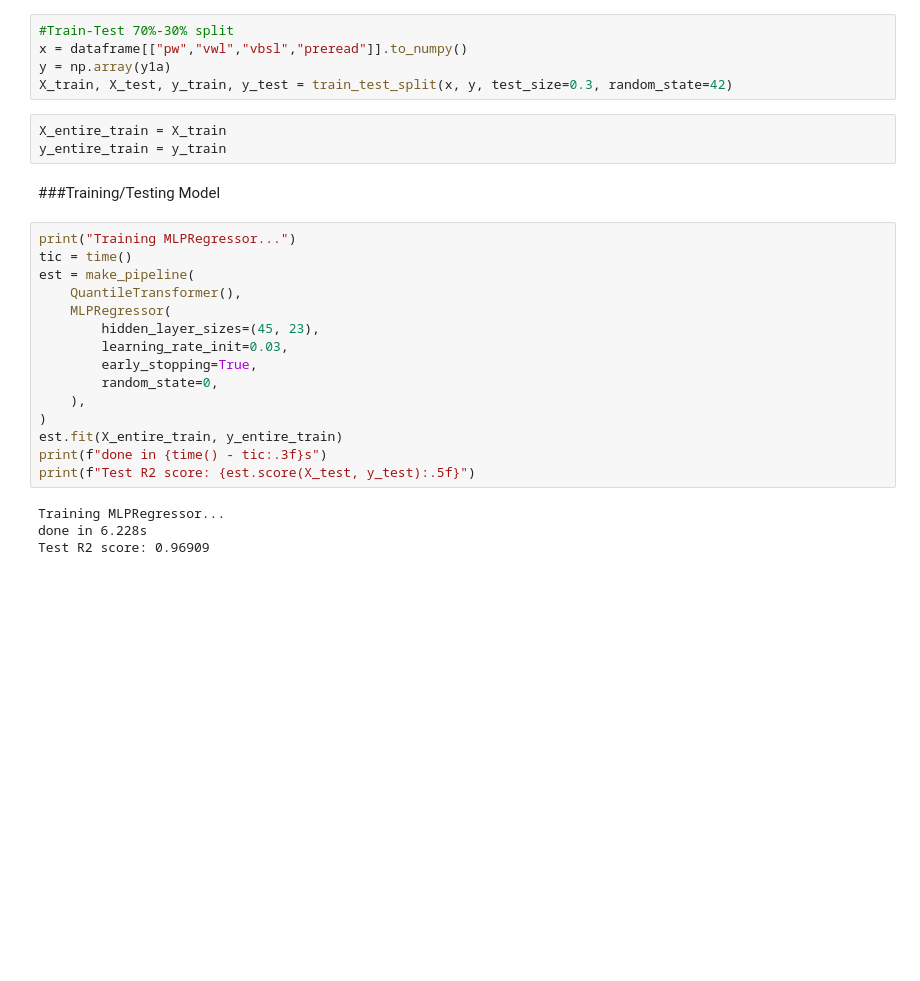
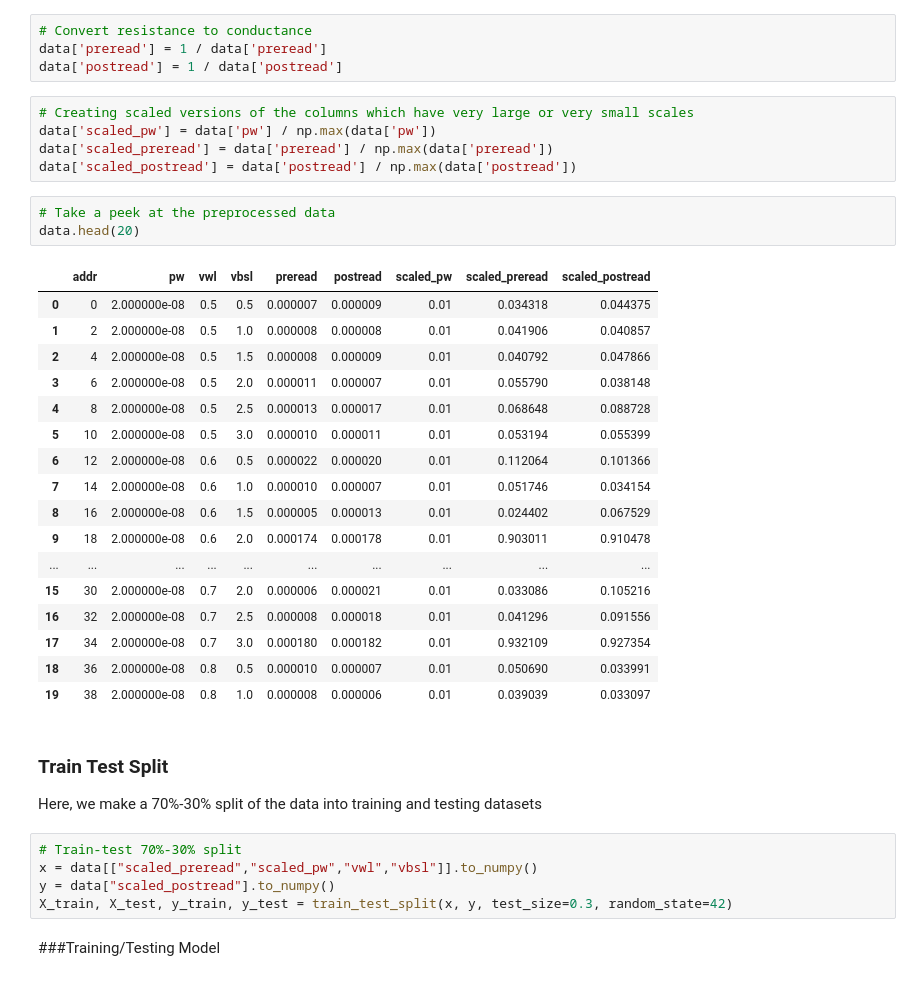
Before and after one commit to AaravWattal/RRAM-Models, a Jupyter notebook: CleanedConductanceAnalysisModels.ipynb, the cells around one changed output. Saved outputs shown, nothing was run; the diff lists cells and outputs as text; blank space fills up the shorter version.

```diff
--- a/CleanedConductanceAnalysisModels.ipynb
+++ b/CleanedConductanceAnalysisModels.ipynb
@@ -138,29 +44,40 @@ dataframe = pd.DataFrame(
+# %%
+# Convert resistance to conductance
+data['preread'] = 1 / data['preread']
+data['postread'] = 1 / data['postread']
+# %%
+# Creating scaled versions of the columns which have very large or very small scales
+data['scaled_pw'] = data['pw'] / np.max(data['pw'])
+data['scaled_preread'] = data['preread'] / np.max(data['preread'])
+data['scaled_postread'] = data['postread'] / np.max(data['postread'])
+# %%
+# Take a peek at the preprocessed data
+data.head(20)
+# %% [output]
+|  | addr | pw | vwl | vbsl | preread | postread | scaled_pw | scaled_preread | scaled_postread |
+| 0 | 0 | 2.000000e-08 | 0.5 | 0.5 | 0.000007 | 0.000009 | 0.01 | 0.034318 | 0.044375 |
+| 1 | 2 | 2.000000e-08 | 0.5 | 1.0 | 0.000008 | 0.000008 | 0.01 | 0.041906 | 0.040857 |
+| 2 | 4 | 2.000000e-08 | 0.5 | 1.5 | 0.000008 | 0.000009 | 0.01 | 0.040792 | 0.047866 |
+| 3 | 6 | 2.000000e-08 | 0.5 | 2.0 | 0.000011 | 0.000007 | 0.01 | 0.055790 | 0.038148 |
+| 4 | 8 | 2.000000e-08 | 0.5 | 2.5 | 0.000013 | 0.000017 | 0.01 | 0.068648 | 0.088728 |
+| 5 | 10 | 2.000000e-08 | 0.5 | 3.0 | 0.000010 | 0.000011 | 0.01 | 0.053194 | 0.055399 |
+| 6 | 12 | 2.000000e-08 | 0.6 | 0.5 | 0.000022 | 0.000020 | 0.01 | 0.112064 | 0.101366 |
+| 7 | 14 | 2.000000e-08 | 0.6 | 1.0 | 0.000010 | 0.000007 | 0.01 | 0.051746 | 0.034154 |
+| 8 | 16 | 2.000000e-08 | 0.6 | 1.5 | 0.000005 | 0.000013 | 0.01 | 0.024402 | 0.067529 |
+| 9 | 18 | 2.000000e-08 | 0.6 | 2.0 | 0.000174 | 0.000178 | 0.01 | 0.903011 | 0.910478 |
+| ... | ... | ... | ... | ... | ... | ... | ... | ... | ... |
+| 15 | 30 | 2.000000e-08 | 0.7 | 2.0 | 0.000006 | 0.000021 | 0.01 | 0.033086 | 0.105216 |
+| 16 | 32 | 2.000000e-08 | 0.7 | 2.5 | 0.000008 | 0.000018 | 0.01 | 0.041296 | 0.091556 |
+| 17 | 34 | 2.000000e-08 | 0.7 | 3.0 | 0.000180 | 0.000182 | 0.01 | 0.932109 | 0.927354 |
+| 18 | 36 | 2.000000e-08 | 0.8 | 0.5 | 0.000010 | 0.000007 | 0.01 | 0.050690 | 0.033991 |
+| 19 | 38 | 2.000000e-08 | 0.8 | 1.0 | 0.000008 | 0.000006 | 0.01 | 0.039039 | 0.033097 |
+# %% [markdown]
+### Train Test Split
+Here, we make a 70%-30% split of the data into training and testing datasets
 # %%
-#Train-Test 70%-30% split
-x = dataframe[["pw","vwl","vbsl","preread"]].to_numpy()
-y = np.array(y1a)
+# Train-test 70%-30% split
+x = data[["scaled_preread","scaled_pw","vwl","vbsl"]].to_numpy()
+y = data["scaled_postread"].to_numpy()
 X_train, X_test, y_train, y_test = train_test_split(x, y, test_size=0.3, random_state=42)
-# %%
-X_entire_train = X_train
-y_entire_train = y_train
 # %% [markdown]
 ###Training/Testing Model
-# %%
-print("Training MLPRegressor...")
-tic = time()
-est = make_pipeline(
-    QuantileTransformer(),
-    MLPRegressor(
-        hidden_layer_sizes=(45, 23),
-        learning_rate_init=0.03,
-        early_stopping=True,
-        random_state=0,
-    ),
-)
-est.fit(X_entire_train, y_entire_train)
-print(f"done in {time() - tic:.3f}s")
-print(f"Test R2 score: {est.score(X_test, y_test):.5f}")
-# %% [output]
-Training MLPRegressor...
-done in 6.228s
-Test R2 score: 0.96909
```
Also changed, not shown: parts of 72 cells of this notebook.
